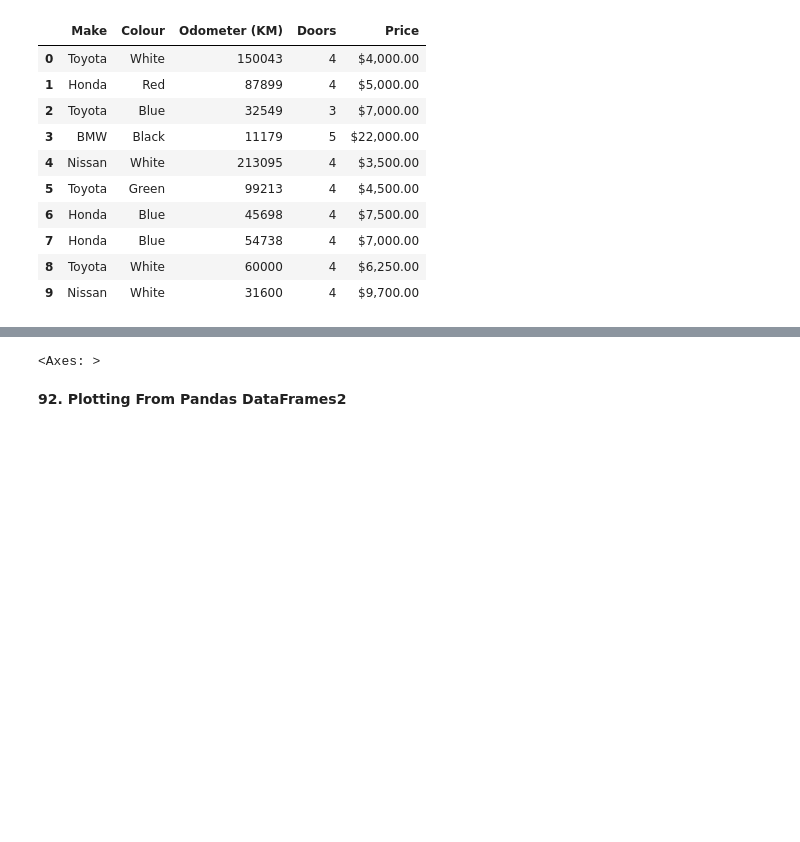
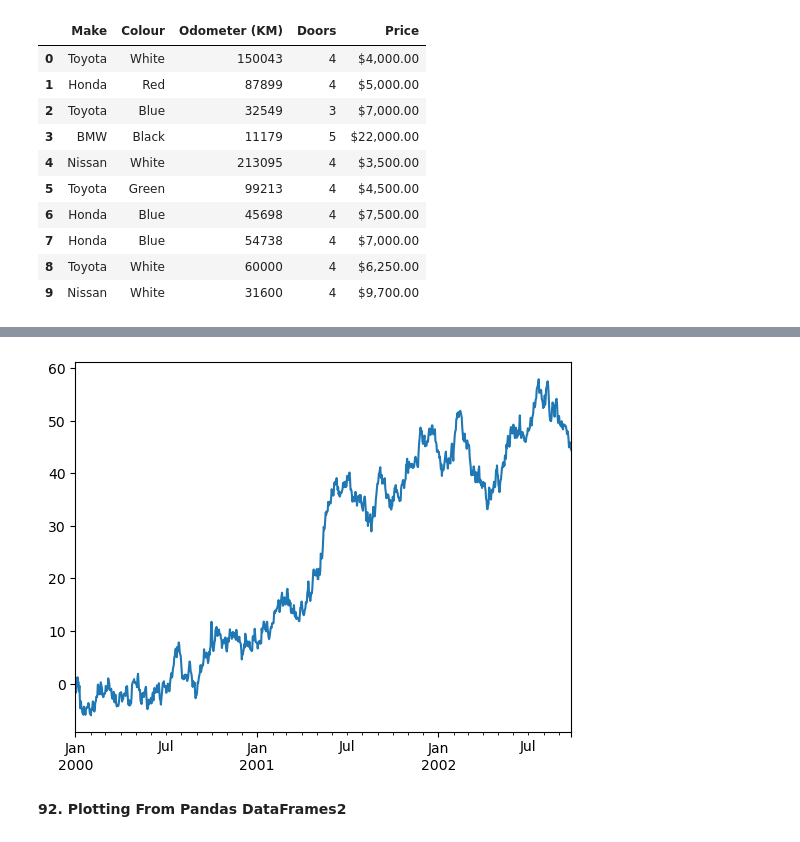
Before and after one commit to bhagya777/NumpyPandas, a Jupyter notebook: Matplotlib.ipynb, the cells around one changed output, grey strips where cells are left out. Drawn from its saved outputs; the diff is of its cells as text; code cells hidden in the pictures; blank space fills up the shorter version.

```diff
--- a/Matplotlib.ipynb
+++ b/Matplotlib.ipynb
@@ -245,9 +245,8 @@ ts
 Freq: D, Length: 1000, dtype: float64
 # %%
-plt=ts.plot();
+ts.plot()
+plt.show()
+# %% [output]
+[figure, added]
-# %%
-plt
-# %% [output]
-<Axes: >
 # %% [markdown]
 **92. Plotting From Pandas DataFrames2**
```
Also changed, not shown: parts of 14 cells of this notebook.
